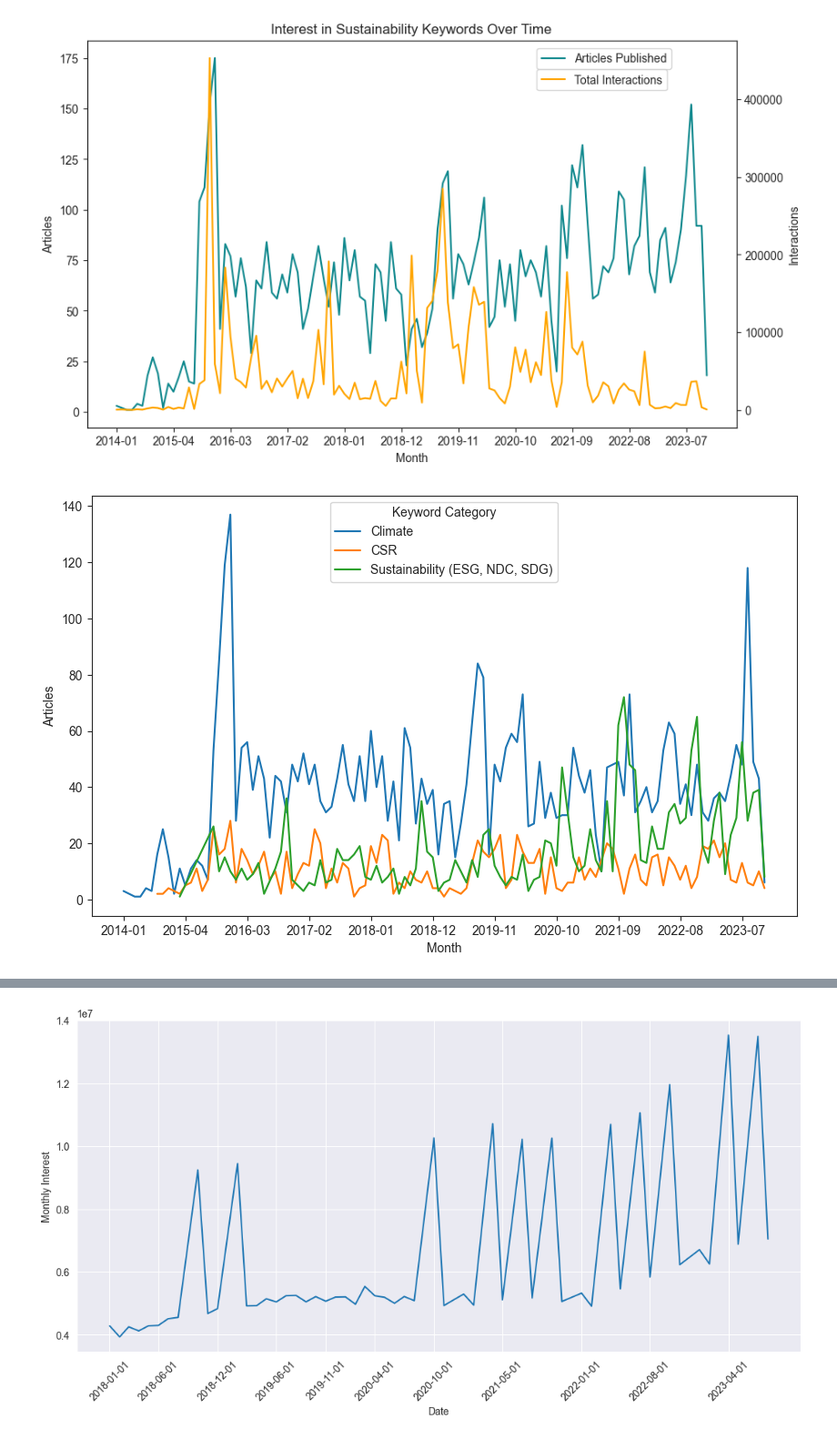
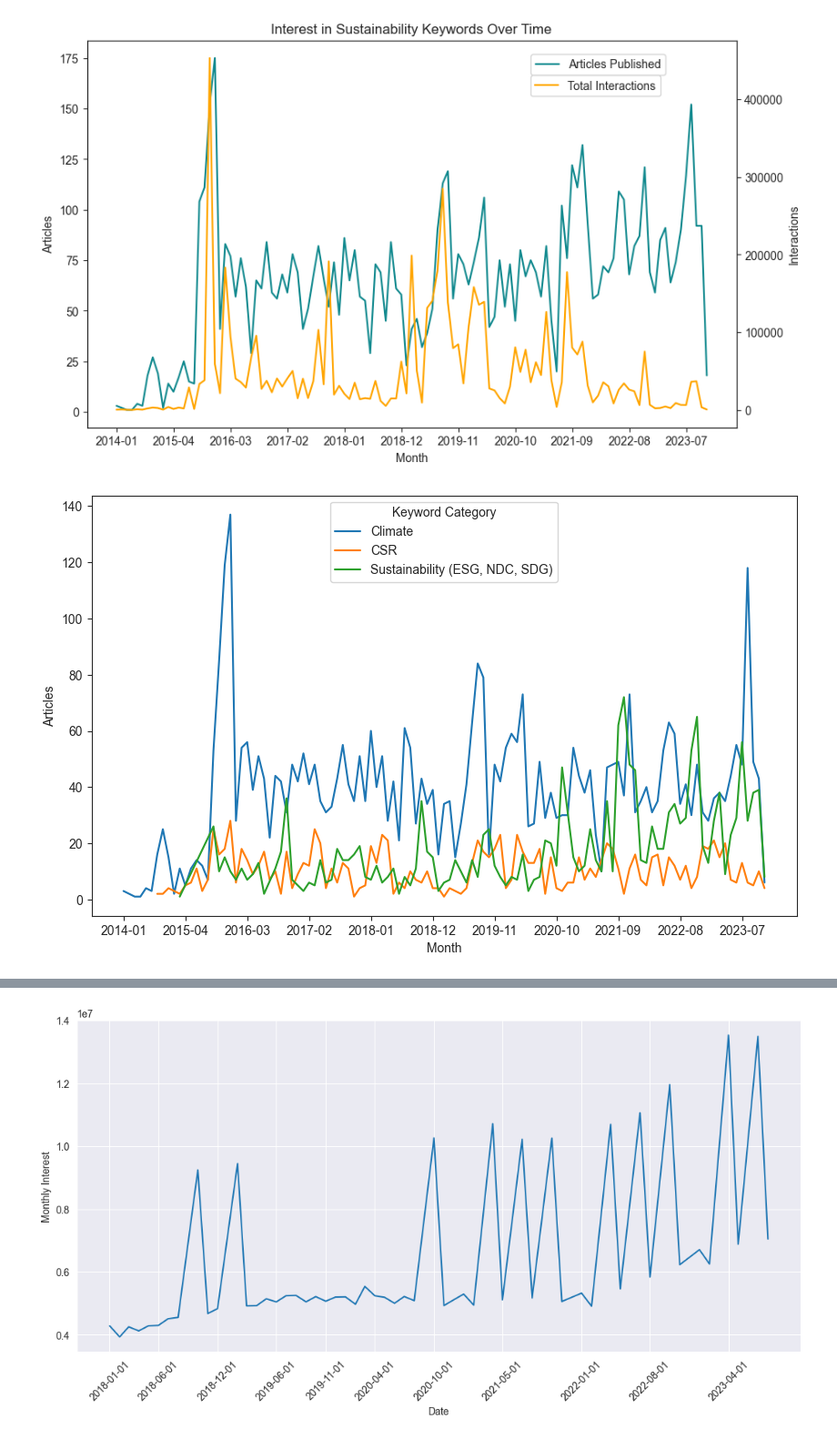
Before and after one commit to Gitbyt3/ESG-Research-Project, a Jupyter notebook: Code.ipynb, the cells around one changed output, grey strips where cells are left out. Shown: that part at 91% size. Drawn from its saved outputs; the diff is of its cells as text; code cells hidden in the pictures.

```diff
--- a/Code.ipynb
+++ b/Code.ipynb
@@ -22,5 +26,5 @@ pd.set_option('max_colwidth', 1000)
 # %%
-#TOTAL INTERACTIONS AND ARTICLES PUBLISHED PER MONTH
+#INTERACTIONS AND ARTICLES PUBLISHED PER MONTH FOR THESE KEYWORDS: CSR, CLIMATE CHANGE, ESG, GLOBAL WARMING, GREENHOUSE GAS, NDC, POLLUTION, SDG
 
 #Import data
 mon_2014 = pd.read_excel("Source_Data/Monthly_KW/2014.xlsx",header=0)
@@ -45,10 +49,10 @@ def wrangle(df):
     df['Headline'] = df['Headline'].str.lower()
 
     #Renames and reorders columns
-    df = df.rename(columns={'Published':'Date','Group':'Keyword','Headline':'Title','Total Interactions':'Interactions'})
+    df.rename(columns={'Published':'Date','Group':'Keyword','Headline':'Title','Total Interactions':'Interactions'},inplace=True)
     df = df.reindex(columns=['Date','Month','Keyword','Title','Website','Interactions'])
 
-    #Extracts the month from the date column
+    #Extracts the month from the date column and converts it to a string
     df['Month'] = df['Date'].dt.to_period('M')
     df['Month'] = df['Month'].astype('str')
     return df
@@ -69,36 +73,62 @@ mon_kw = pd.concat([wrangle(mon_2014),wrangle(mon_2015),wrangle(mon_2016),wrangl
 #Runs the categorize function on the keyword column and appends a new column containing the category
 mon_kw['Keyword Category'] = mon_kw['Keyword'].apply(kw_categorize)
 
-#Reindex and save to csv
+#Reorder columns
 mon_kw = mon_kw.reindex(columns=['Date','Month','Keyword','Keyword Category','Title','Website','Interactions'])
 # %%
-#Total articles published vs total interactions visualization
+#LINEGRAPH - ARTICLES VS INTERACTIONS FOR ALL KEYWORDS
+#Groupby Month, count number of keyword articles, and sums interactions then resets index
 forviz = mon_kw[['Month','Keyword','Interactions']].groupby(['Month']).agg({'Keyword':'count','Interactions':'sum'}).rename(columns={'Keyword':'Articles'})
 forviz.reset_index(inplace=True)
+
+#Set figure size and style
 plt.figure(figsize=(10,6))
 sns.set_style('ticks')
+
+#Plots linegraph with Month on the x-axis and Number of articles on the left y-axis
 sns.lineplot(data=forviz,x='Month',y='Articles',label='Articles Published',color='#11898E')
-plt.legend(loc='upper right',bbox_to_anchor=(1-0.1,0.98),borderaxespad=0.,alignment='left')
+
+#Plots legend in the top right corner, adjust positions slightly to match second legend and aligns text to the left
+plt.legend(loc='upper right',bbox_to_anchor=(1-0.1,0.98),alignment='left')
+
+#Defines second axis to be on the same plot but on the right y-axis
 ax2 = plt.twinx()
+
+#Plots the second line graph on the same plot with Month on the x-axis and Total interactions on the right y-axis
 sns.lineplot(data=forviz,x='Month',y='Interactions',label='Total Interactions',color='orange')
-plt.legend(loc='upper right',bbox_to_anchor=(0.993-0.1,0.925),borderaxespad=0.,alignment='left')
+
+#Plots second legend to be just under the first legend
+plt.legend(loc='upper right',bbox_to_anchor=(0.992-0.1,0.925),alignment='left')
+
+#Defines first axis as the current axis
 ax1 = plt.gca()
+
+#Sets the x ticks as evenly spaced values across the entire available months
 ax2.set_xticks(forviz['Month'].tolist()[0::11])
+
+#Sets labels, titles, then displays the plot
 ax1.set_ylabel("# of Articles")
 ax2.set_ylabel("Interactions")
 plt.title('Interest in Sustainability Keywords Over Time')
 plt.show()
 
-#Articles published based on keyword visualization
+
+
+
+#LINEGRAPH - NUMBER OF ARTICLES SPLIT BY KEYWORD
+#Groupby Month and Keyword Category, counts each, renames the column then resets index
 keywordz = mon_kw[['Month','Keyword Category','Title']].groupby(['Month','Keyword Category']).count().rename(columns={'Title':'Articles'})
 keywordz.reset_index(inplace=True)
+
+#Sets figure size and style
 plt.figure(figsize=(10,6))
 sns.set_style('ticks')
+
+#Plots linegraph with Month on the x-axis, Articles on the y-axis, keyword categories distinguished by color, and sets the x ticks to be evenly spaced across all months
 sns.lineplot(data=keywordz,x='Month',y='Articles',hue='Keyword Category').set_xticks(forviz['Month'].tolist()[0::11])
-ax2.set_xticks(forviz['Month'].tolist()[0::11])
 plt.show()
 # %% [output]
-[figure, old version]
+[figure, new version]
 [figure]
 # %%
 #REVENUE PER SHARE VS TOTAL ESG SCORE
```
Also changed, not shown: parts of 3 cells of this notebook.
